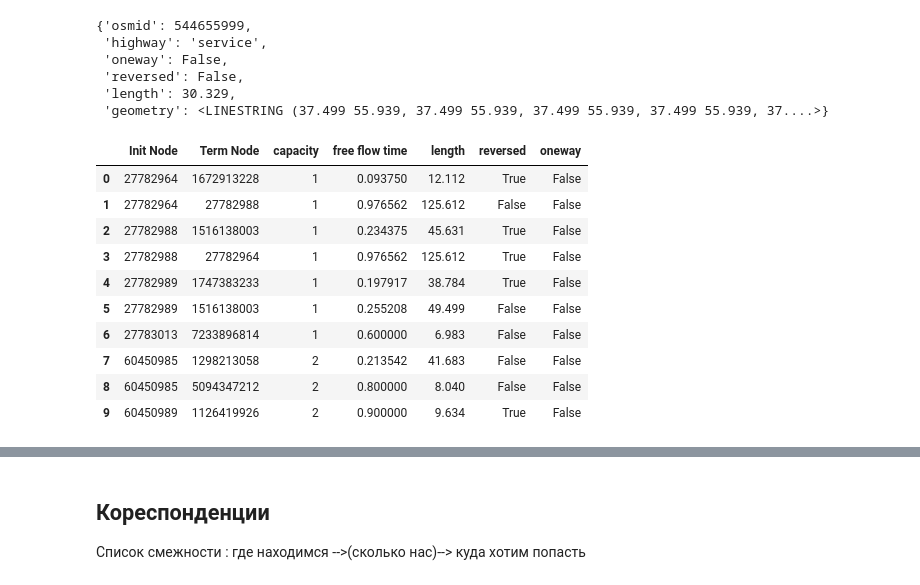
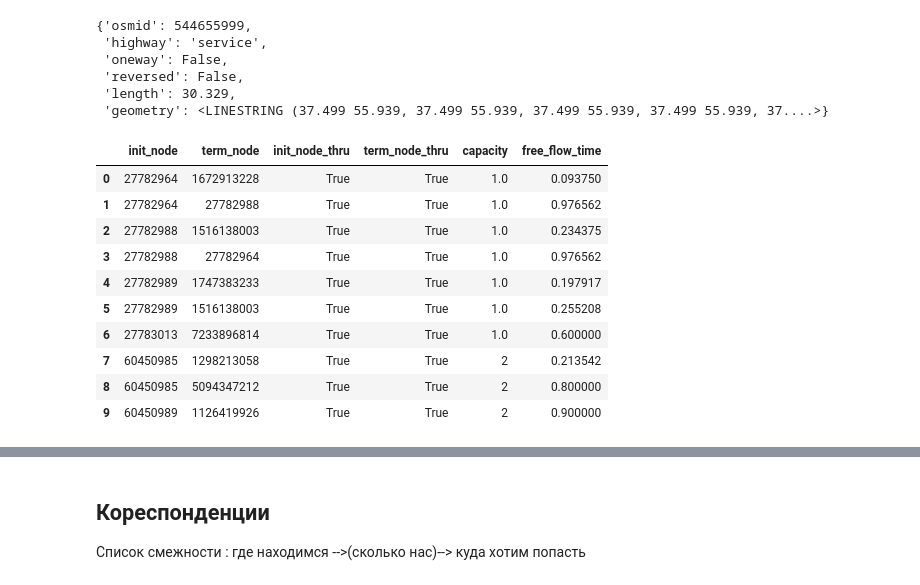
Before and after one commit to ThunderstormXX/TransportNet, a Jupyter notebook: Citytograph/test.ipynb, the cells around one changed output, grey strips where cells are left out. Drawn from its saved outputs; the diff is of its cells as text; code cells hidden in the pictures.

```diff
--- a/Citytograph/test.ipynb
+++ b/Citytograph/test.ipynb
@@ -88,34 +88,36 @@ df['data'][22]
  'length': 30.329,
  'geometry': <LINESTRING (37.499 55.939, 37.499 55.939, 37.499 55.939, 37.499 55.939, 37....>}
 # %%
-df = pd.DataFrame(result_graph.edges(data=True),columns=['Init Node' , 'Term Node' , 'data'])
+graph_table = pd.DataFrame(result_graph.edges(data=True),columns=['init_node' , 'term_node' , 'data'])
 
 
+graph_table['init_node_thru'] = graph_table['data'].apply(lambda x: True)
+graph_table['term_node_thru'] = graph_table['data'].apply(lambda x: True)
 # малые дороги : lanes = 1
-df['capacity'] = df['data'].apply(lambda x: x['lanes'] if 'lanes' in x.keys()  else 1 )
+graph_table['capacity'] = graph_table['data'].apply(lambda x: x['lanes'] if 'lanes' in x.keys() and type(x['lanes']) != type([])  else 1.0 )
 
 #maxspeed пока по дефолту 32 км/ч = 10 м/c --> Итоговая величина: сек
 def getfreeflowtime(x) :
     return int(x['length'])/int(x['maxspeed'])*10/32 if 'maxspeed' in x.keys() and type(x['maxspeed']) == type("") and x['maxspeed'].isdigit() else int(x['length'])/10
-df['free flow time'] = df['data'].apply(getfreeflowtime)
+graph_table['free_flow_time'] = graph_table['data'].apply(getfreeflowtime)
 
-df['length'] = df['data'].apply(lambda x: x['length'])
-df['reversed'] = df['data'].apply(lambda x: x['reversed'])
-df['oneway'] = df['data'].apply(lambda x: x['oneway'])
+# graph_table['length'] = graph_table['data'].apply(lambda x: x['length'])
+# graph_table['reversed'] = graph_table['data'].apply(lambda x: x['reversed'])
+# graph_table['oneway'] = graph_table['data'].apply(lambda x: x['oneway'])
 
 
-df.drop('data', axis=1, inplace=True)
+graph_table.drop('data', axis=1, inplace=True)
 
-df.head(10)
+graph_table.head(10)
 # %% [output]
-|  | Init Node | Term Node | capacity | free flow time | length | reversed | oneway |
-| 0 | 27782964 | 1672913228 | 1 | 0.093750 | 12.112 | True | False |
-| 1 | 27782964 | 27782988 | 1 | 0.976562 | 125.612 | False | False |
-| 2 | 27782988 | 1516138003 | 1 | 0.234375 | 45.631 | True | False |
-| 3 | 27782988 | 27782964 | 1 | 0.976562 | 125.612 | True | False |
-| 4 | 27782989 | 1747383233 | 1 | 0.197917 | 38.784 | True | False |
-| 5 | 27782989 | 1516138003 | 1 | 0.255208 | 49.499 | False | False |
-| 6 | 27783013 | 7233896814 | 1 | 0.600000 | 6.983 | False | False |
-| 7 | 60450985 | 1298213058 | 2 | 0.213542 | 41.683 | False | False |
-| 8 | 60450985 | 5094347212 | 2 | 0.800000 | 8.040 | False | False |
-| 9 | 60450989 | 1126419926 | 2 | 0.900000 | 9.634 | True | False |
+|  | init_node | term_node | init_node_thru | term_node_thru | capacity | free_flow_time |
+| 0 | 27782964 | 1672913228 | True | True | 1.0 | 0.093750 |
+| 1 | 27782964 | 27782988 | True | True | 1.0 | 0.976562 |
+| 2 | 27782988 | 1516138003 | True | True | 1.0 | 0.234375 |
+| 3 | 27782988 | 27782964 | True | True | 1.0 | 0.976562 |
+| 4 | 27782989 | 1747383233 | True | True | 1.0 | 0.197917 |
+| 5 | 27782989 | 1516138003 | True | True | 1.0 | 0.255208 |
+| 6 | 27783013 | 7233896814 | True | True | 1.0 | 0.600000 |
+| 7 | 60450985 | 1298213058 | True | True | 2 | 0.213542 |
+| 8 | 60450985 | 5094347212 | True | True | 2 | 0.800000 |
+| 9 | 60450989 | 1126419926 | True | True | 2 | 0.900000 |
```
Also changed, not shown: parts of 4 cells of this notebook, 3 other files.
